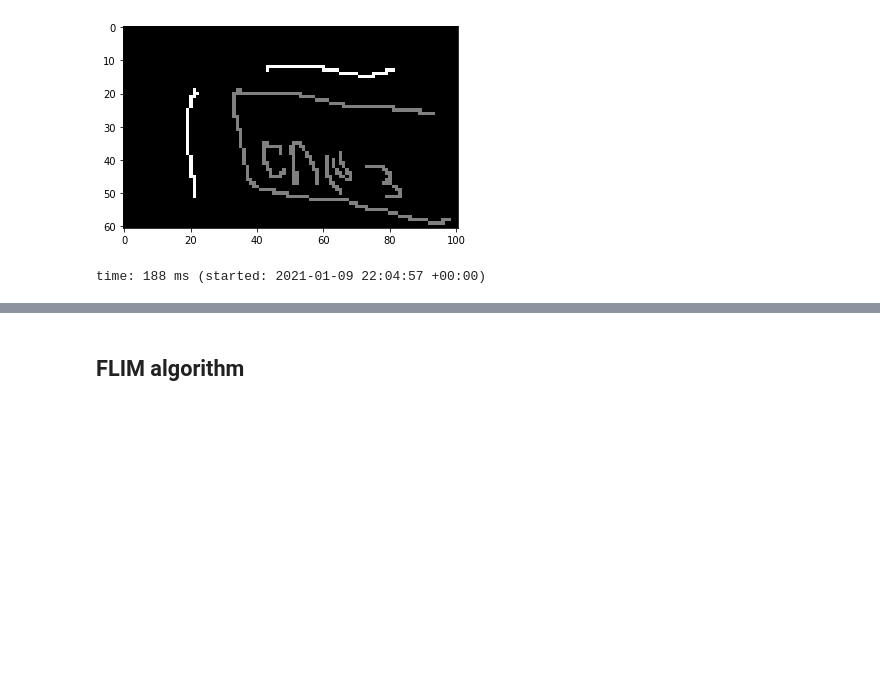
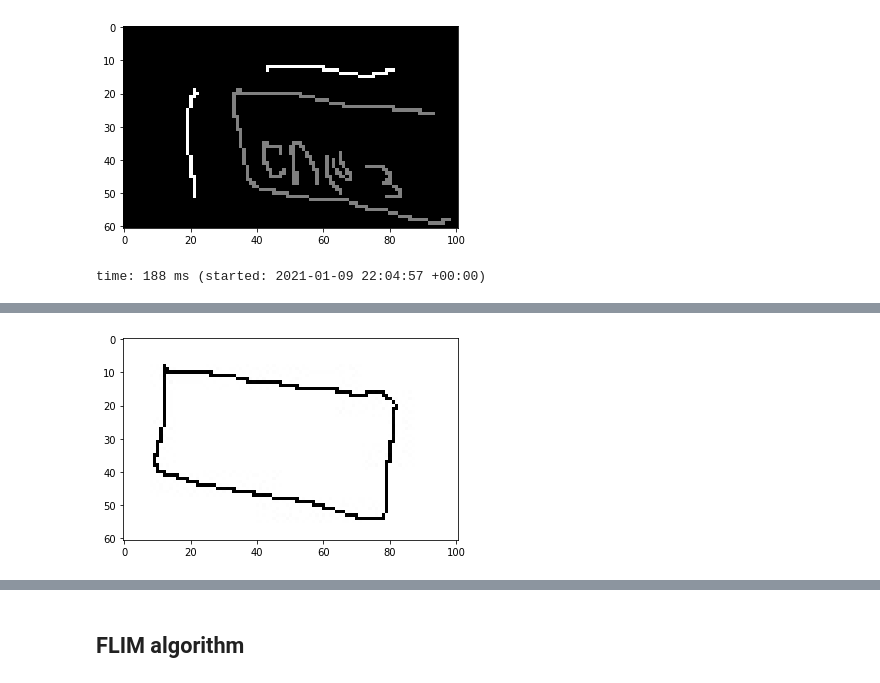
Before and after one commit to aissahm/image_analysis, a Jupyter notebook: task3.ipynb, the cells around one changed output, grey strips where cells are left out. Cells and saved outputs as stored; diff of their text form; code cells hidden in the pictures; blank space fills up the shorter version.

```diff
--- a/task3.ipynb
+++ b/task3.ipynb
@@ -619,0 +608,6 @@ time: 4.22 ms (started: 2021-01-09 21:42:48 +00:00)
+# %%
+labimgmarker = cv2.imread("/content/imageslabels/orig_0028_50_140_100_60_1_marked.jpg", 0)
+plt.imshow(labimgmarker, cmap='gray')
+plt.show()
+# %% [output]
+[figure, added]
```
Also changed, not shown: parts of 35 cells of this notebook.
